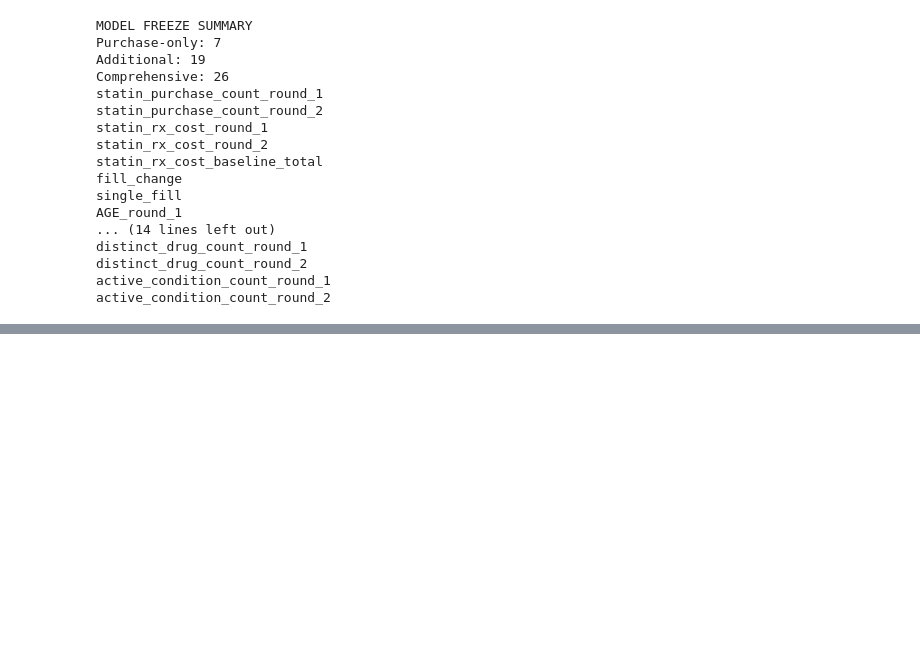
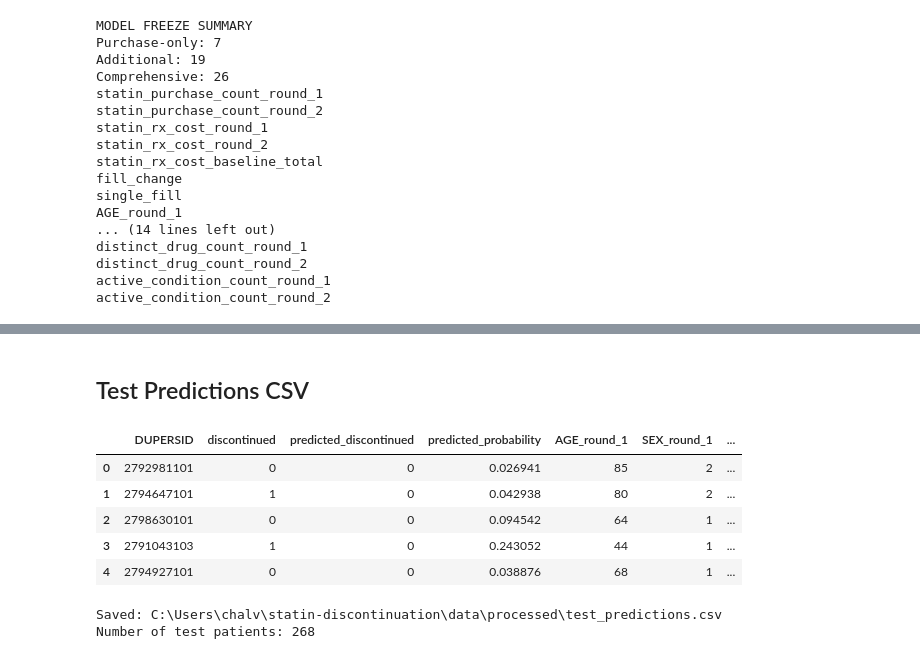
Before and after one commit to siads699-group20/statin-discontinuation, a Jupyter notebook: notebooks/03_modeling.ipynb, the cells around one changed output, grey strips where cells are left out. Cells and saved outputs as stored; diff of their text form; code cells hidden in the pictures; blank space fills up the shorter version.

```diff
--- a/notebooks/03_modeling.ipynb
+++ b/notebooks/03_modeling.ipynb
@@ -1443,0 +1508,71 @@ active_condition_count_round_2
+# %% [markdown]
+## Test Predictions CSV
+# %%
+PROCESSED_DIR = ROOT / "data" / "processed"
+PROCESSED_DIR.mkdir(parents=True, exist_ok=True)
+
+# Select final model
+final_model = fitted_models["XGBoost - Full Features"]
+
+# Generate predictions
+test_probabilities = final_model.predict_proba(
+    X_test[full_features]
+)[:, 1]
+
+test_labels = final_model.predict(
+    X_test[full_features]
+)
+
+# Preserve patient identifiers
+test_ids = ids_test.loc[X_test.index]
+
+# Build patient-level prediction dataset
+test_predictions = pd.DataFrame({
+    "DUPERSID": test_ids.values,
+
+    # Actual outcome
+    "discontinued": y_test.values,
+
+    # Model predictions
+    "predicted_discontinued": test_labels,
+    "predicted_probability": test_probabilities,
+
+    # Fairness and demographic variables
+    "AGE_round_1": X_test["AGE_round_1"].values,
+    "SEX_round_1": X_test["SEX_round_1"].values,
+    "RACETHX_round_1": X_test["RACETHX_round_1"].values,
+    "HISPANX_round_1": X_test["HISPANX_round_1"].values,
+
+    # Insurance indicators
+    "INS_round_1": X_test["INS_round_1"].values,
+    "MCARE_round_1": X_test["MCARE_round_1"].values,
+    "MCAID_round_1": X_test["MCAID_round_1"].values,
+    "PRIVAT_round_1": X_test["PRIVAT_round_1"].values,
+    "PMEDIN_round_1": X_test["PMEDIN_round_1"].values
+})
+
+# Verify output
+assert len(test_predictions) == len(X_test)
+assert test_predictions["DUPERSID"].is_unique
+assert test_predictions["DUPERSID"].notna().all()
+assert test_predictions["predicted_probability"].between(0, 1).all()
+
+# Save CSV
+test_predictions.to_csv(
+    PROCESSED_DIR / "test_predictions.csv",
+    index=False
+)
+
+display(test_predictions.head())
+
+print("Saved:", PROCESSED_DIR / "test_predictions.csv")
+print("Number of test patients:", len(test_predictions))
+# %% [output]
+|  | DUPERSID | discontinued | predicted_discontinued | predicted_probability | AGE_round_1 | SEX_round_1 | ... |
+| 0 | 2792981101 | 0 | 0 | 0.026941 | 85 | 2 | ... |
+| 1 | 2794647101 | 1 | 0 | 0.042938 | 80 | 2 | ... |
+| 2 | 2798630101 | 0 | 0 | 0.094542 | 64 | 1 | ... |
+| 3 | 2791043103 | 1 | 0 | 0.243052 | 44 | 1 | ... |
+| 4 | 2794927101 | 0 | 0 | 0.038876 | 68 | 1 | ... |
+Saved: C:\Users\chalv\statin-discontinuation\data\processed\test_predictions.csv
+Number of test patients: 268
```
Also changed, not shown: parts of 2 cells of this notebook, 2 other files.
